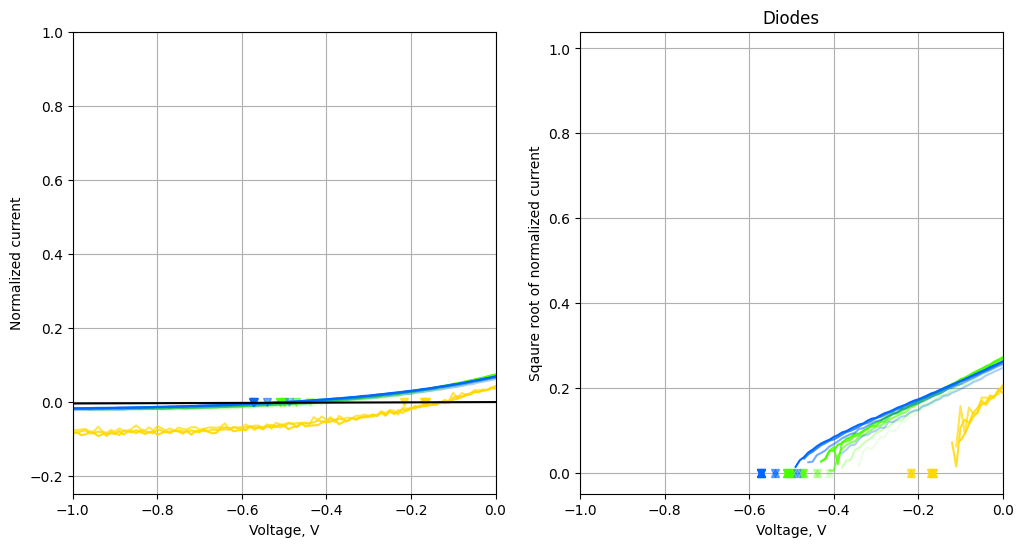
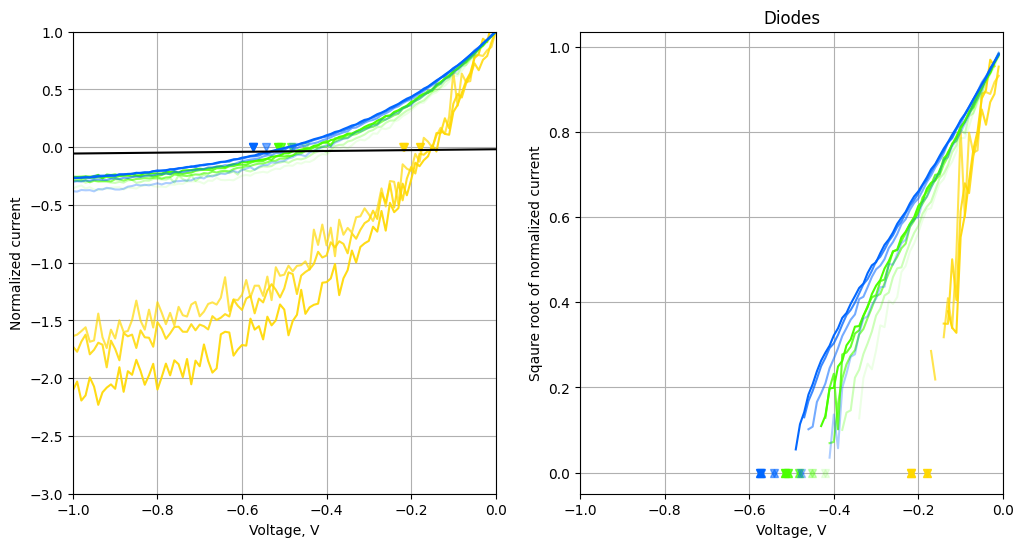
The change to this notebook cell's code, shown as a diff; its figure went from the first image to the second:
--- before
+++ after
@@ -1,3 +1,3 @@
-NORMPOINT = 3 #V
+NORMPOINT = 0 #V
 names = ['yellow_diode_90CV_right_side', 'green_diode_90CV_right_side', 'blue_diode_90CV_right_side']
 waves = [592, 525, 456]
@@ -59,4 +59,5 @@
 #ax[0].legend()
 ax[0].set_xlim(-1, 0)
+ax[0].set_ylim(-3, 1)
 ax[0].set_ylim(top=1)
 ax[0].grid()

Commit: Created using Colab